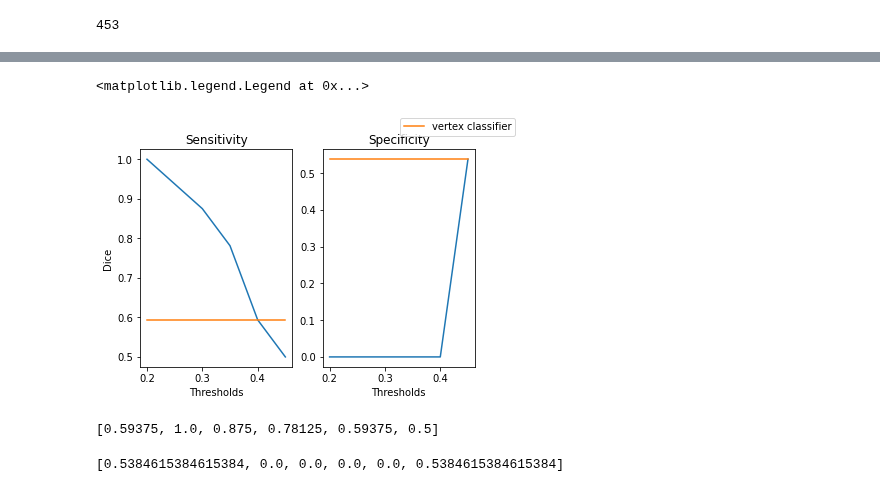
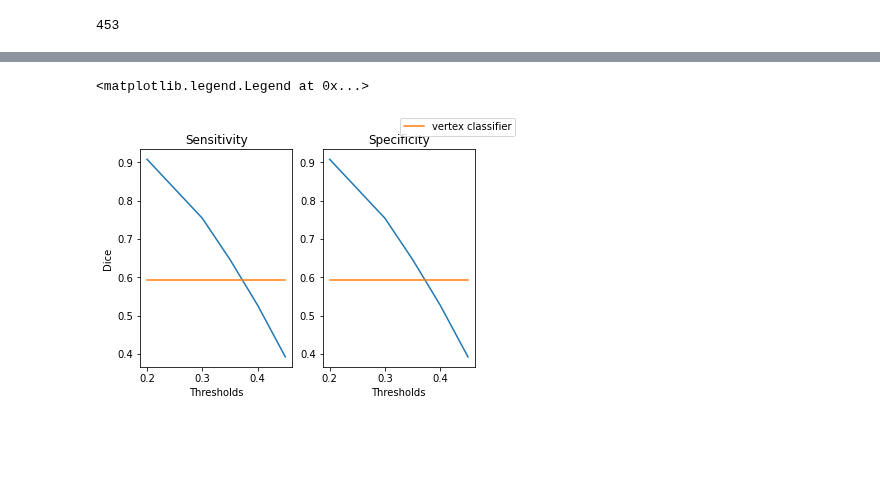
Before and after one commit to MELDProject/meld_graph, a Jupyter notebook: notebooks/baseline_scores2.ipynb, the cells around one changed output, grey strips where cells are left out. Cells and saved outputs as stored; diff of their text form; code cells hidden in the pictures; blank space fills up the shorter version.

Commit message:
clean notebook for evaluation and dice score

```diff
--- a/notebooks/baseline_scores2.ipynb
+++ b/notebooks/baseline_scores2.ipynb
@@ -20,7 +21,7 @@ predictions_file_2 = os.path.join('/rds/project/kw350/rds-kw350-meld/experiments
                                        'iteration_21-09-17/ensemble_21-09-20/fold_all/',
                                        'results','predictions_ensemble_iteration.hdf5')
 # %%
-predictions_file = os.path.join('/rds/project/kw350/rds-kw350-meld/experiments_graph/kw350/22-10-21_real_evaluation2/unet_finetune_small_real/results/predictions.hdf5')
+predictions_file = os.path.join('/rds/project/kw350/rds-kw350-meld/experiments_graph/kw350/22-10-25_real_evaluation/augment_finetune_small/results/predictions.hdf5')
 # %%
 def load_prediction(subject,hdf5):
     results={}
@@ -165,0 +76,12 @@ import scipy.stats as st
+# %%
+# small example to test the function
+pred = np.array([ 1, 1, 1, 1])
+target = np.array([1, 1, 1, 1])
+
+#compute dice with function from training
+pred_1= torch.as_tensor(pred).long()
+target_1 = torch.as_tensor(target).long()
+dices_nonlesion_1, dices_lesion_1 = dice_coeff(torch.nn.functional.one_hot(pred_1, num_classes=2),target_1)
+
+print(dices_lesion_1)
+print(dices_nonlesion_1)
@@ -166,13 +181,12 @@ import scipy.stats as st
 # %%
-stored_dices = []
-stored_nondice = []
-sensitivities = []
-specificities = []
-for s in stored_scores:
-    df_old = pd.DataFrame(s,columns=['Subject ID','Group',
-                                          'TP','FP','FN','TN',])
-    df_old,sensitivity,specificity,mean_dice,mean_non_dice = add_dice_spec_and_sens(df_old)
-    stored_dices.append(mean_dice)
-    stored_nondice.append(mean_non_dice)
-    sensitivities.append(sensitivity)
-    specificities.append(specificity)
+# compute mean dices for cohort
+import pandas as pd
+import scipy.stats as st
+
+patient_only = (np.array(stored_scores)[0,:,1]=='True')
+stored_dices_array = (np.array(stored_scores)[:,patient_only,7]).astype('float').mean(axis=1)
+stored_nondices_array = (np.array(stored_scores)[:,:,6]).astype('float').mean(axis=1)
+
+# compute sensitivity and specificity
+stored_sensitivity_array = (np.array(stored_scores)[:,patient_only,2].astype('float')>0).sum(axis=1)/patient_only.sum()
+stored_specificity_array = (np.array(stored_scores)[:,~patient_only,3].astype('float')==0.0).sum(axis=1)/(~patient_only).sum()
@@ -207,27 +218,19 @@ fig.legend()
 # %%
 import matplotlib.pyplot as plt
 fig,ax = plt.subplots(1,2)
-ax[0].plot(threshes,sensitivities[1:],)
-ax[0].plot([threshes[0],threshes[-1]],[sensitivities[0],sensitivities[0]],label='vertex classifier')
+ax[0].plot(threshes,stored_sensitivity_array[1:],)
+ax[0].plot([threshes[0],threshes[-1]],[stored_sensitivity_array[0],stored_sensitivity_array[0]],label='vertex classifier')
 ax[0].set_xlabel('Thresholds')
 ax[0].set_ylabel('Dice')
 
 ax[0].set_title("Sensitivity")
 #,stored_nondice
-ax[1].plot(threshes,specificities[1:],)
-ax[1].plot([threshes[0],threshes[-1]],[specificities[0],specificities[0]])
+ax[1].plot(threshes,stored_sensitivity_array[1:],)
+ax[1].plot([threshes[0],threshes[-1]],[stored_sensitivity_array[0],stored_sensitivity_array[0]])
 #,stored_nondice
 ax[1].set_xlabel('Thresholds')
 ax[1].set_title("Specificity")
 fig.legend()
 # %% [output]
 <matplotlib.legend.Legend at 0x...>
-[figure, old version]
+[figure, new version]
-# %%
-sensitivities
-# %% [output]
-[0.59375, 1.0, 0.875, 0.78125, 0.59375, 0.5]
-# %%
-specificities
-# %% [output]
-[0.5384615384615384, 0.0, 0.0, 0.0, 0.0, 0.5384615384615384]
```
Also changed, not shown: parts of 13 cells of this notebook, 1 other file.
